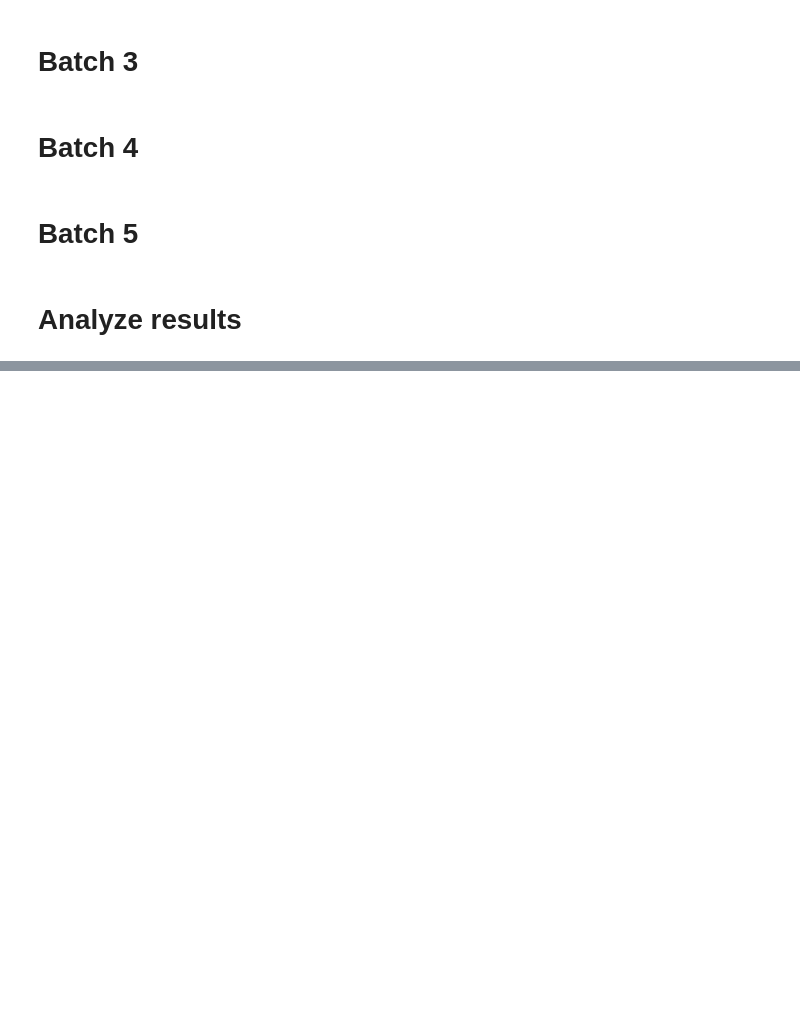
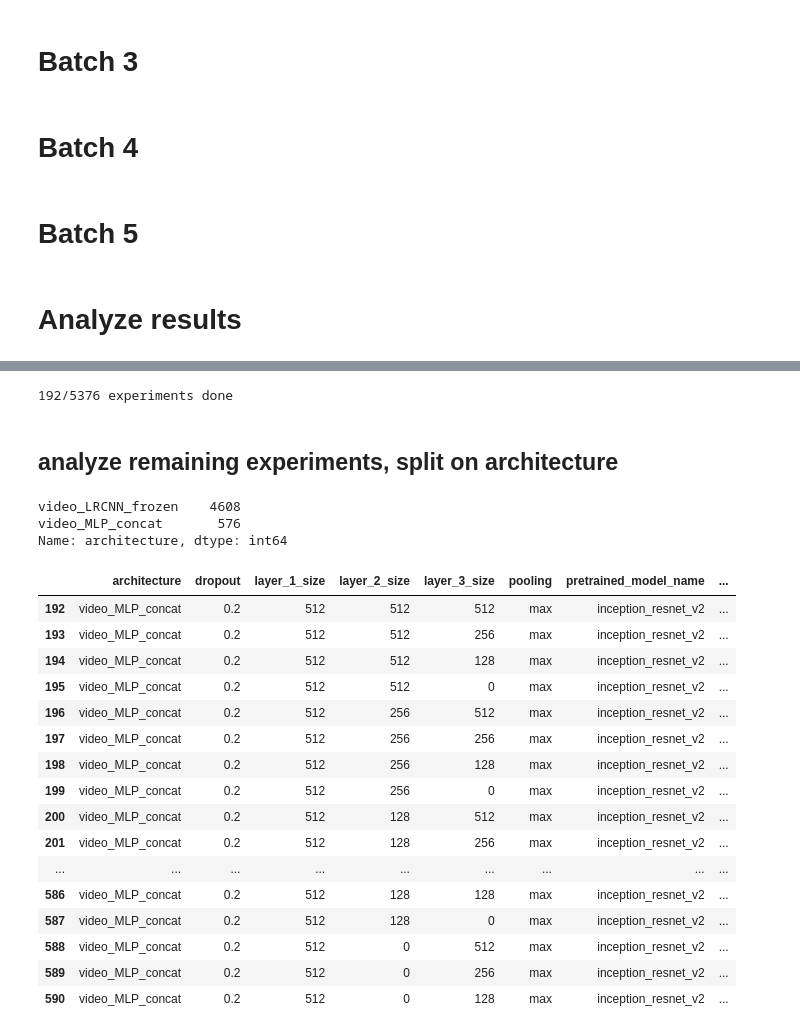
Before and after one commit to alxcnwy/Deep-Neural-Networks-for-Video-Classification, a Jupyter notebook: notebooks/experiments_create_lists.ipynb, the cells around one changed output, grey strips where cells are left out. Drawn from its saved outputs; the diff is of its cells as text; code cells hidden in the pictures; blank space fills up the shorter version.

```diff
--- a/notebooks/experiments_create_lists.ipynb
+++ b/notebooks/experiments_create_lists.ipynb
@@ -118,6 +120,7 @@ for sequence_length in sequence_lengths:
                         experiment['layer_3_size'] = layer_3_size
                         experiment['dropout'] = dropout
                         experiment['pooling'] = 'max' # outperforms avg across all parameters
+                        experiment['sequence_length'] = sequence_length
 
                         # add to list of experiments
                         experiments.append(experiment)
@@ -147,6 +150,7 @@ for sequence_length in sequence_lengths:
                                 experiment['pooling'] = 'max' # outperforms avg across all parameters
                                 experiment['sequence_model'] = sequence_model
                                 experiment['sequence_model_layers'] = sequence_model_layers
+                                experiment['sequence_length'] = sequence_length
 
                                 # add to list of experiments
                                 experiments.append(experiment)
@@ -260,0 +247,4 @@ results.head(10).T
+# %%
+experiments = pd.merge(experiments, results[['model_id','fit_val_acc']], left_on='model_id', right_on='model_id', how='left')
+experiments['done'] = (experiments['fit_val_acc']>0).astype(int)
+del experiments['fit_val_acc']
@@ -260,0 +260,32 @@ results.head(10).T
+# %%
+print("{}/{} experiments done".format(experiments[experiments['done'] == 1].shape[0], len(experiments)))
+# %% [output]
+192/5376 experiments done
+# %% [markdown]
+## analyze remaining experiments, split on architecture
+# %%
+experiments[experiments['done']==0]['architecture'].value_counts()
+# %% [output]
+video_LRCNN_frozen    4608
+video_MLP_concat       576
+Name: architecture, dtype: int64
+# %%
+experiments[experiments['architecture'] == 'video_MLP_concat']
+# %% [output]
+|  | architecture | dropout | layer_1_size | layer_2_size | layer_3_size | pooling | pretrained_model_name | ... |
+| 192 | video_MLP_concat | 0.2 | 512 | 512 | 512 | max | inception_resnet_v2 | ... |
+| 193 | video_MLP_concat | 0.2 | 512 | 512 | 256 | max | inception_resnet_v2 | ... |
+| 194 | video_MLP_concat | 0.2 | 512 | 512 | 128 | max | inception_resnet_v2 | ... |
+| 195 | video_MLP_concat | 0.2 | 512 | 512 | 0 | max | inception_resnet_v2 | ... |
+| 196 | video_MLP_concat | 0.2 | 512 | 256 | 512 | max | inception_resnet_v2 | ... |
+| 197 | video_MLP_concat | 0.2 | 512 | 256 | 256 | max | inception_resnet_v2 | ... |
+| 198 | video_MLP_concat | 0.2 | 512 | 256 | 128 | max | inception_resnet_v2 | ... |
+| 199 | video_MLP_concat | 0.2 | 512 | 256 | 0 | max | inception_resnet_v2 | ... |
+| 200 | video_MLP_concat | 0.2 | 512 | 128 | 512 | max | inception_resnet_v2 | ... |
+| 201 | video_MLP_concat | 0.2 | 512 | 128 | 256 | max | inception_resnet_v2 | ... |
+| ... | ... | ... | ... | ... | ... | ... | ... | ... |
+| 586 | video_MLP_concat | 0.2 | 512 | 128 | 128 | max | inception_resnet_v2 | ... |
+| 587 | video_MLP_concat | 0.2 | 512 | 128 | 0 | max | inception_resnet_v2 | ... |
+| 588 | video_MLP_concat | 0.2 | 512 | 0 | 512 | max | inception_resnet_v2 | ... |
+| 589 | video_MLP_concat | 0.2 | 512 | 0 | 256 | max | inception_resnet_v2 | ... |
+| 590 | video_MLP_concat | 0.2 | 512 | 0 | 128 | max | inception_resnet_v2 | ... |
```
Also changed, not shown: parts of 12 cells of this notebook, 11 other files.
